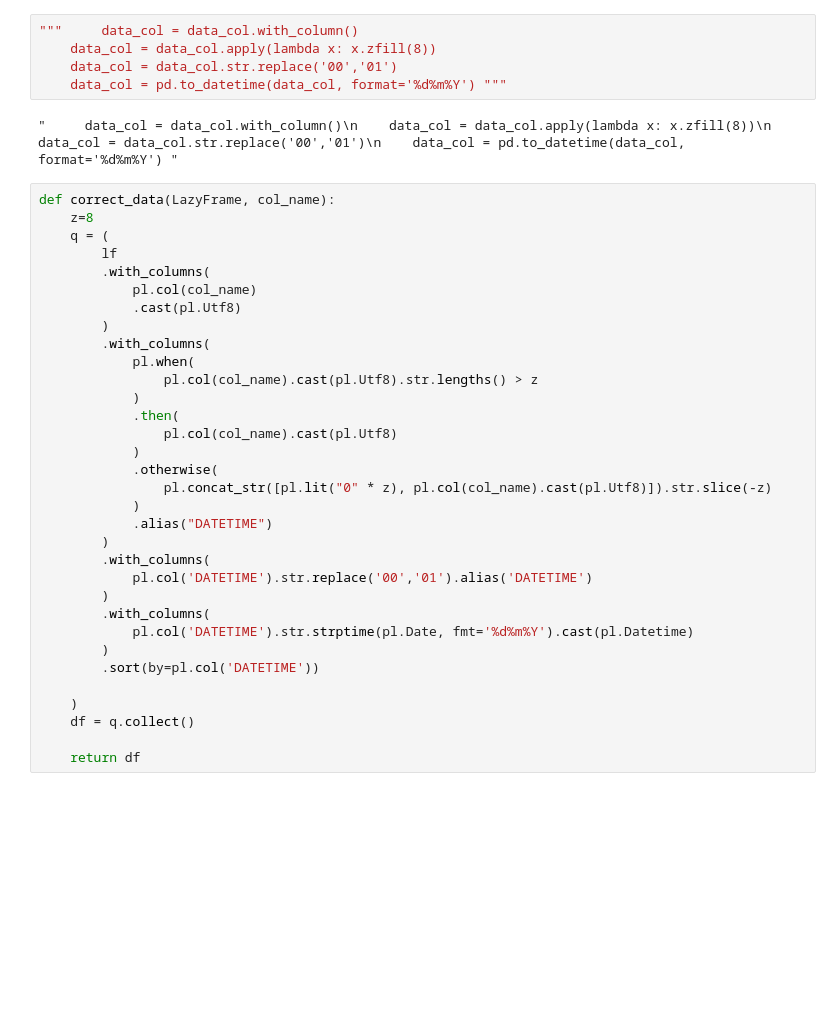
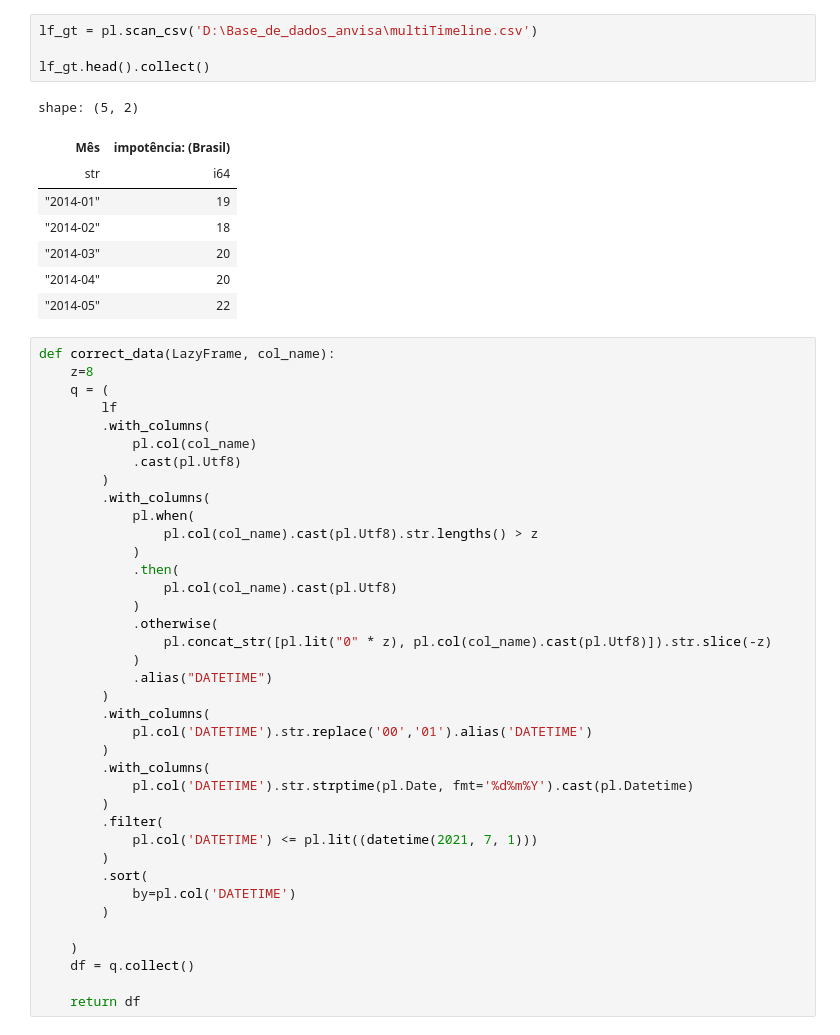
Before and after one commit to Tiago-Amarante/medicamentos-anvisa, a Jupyter notebook: db-preparation/db_substance analysis.ipynb, the cells around one changed output. Drawn from its saved outputs; the diff is of its cells as text; blank space fills up the shorter version.

```diff
--- a/db-preparation/db_substance analysis.ipynb
+++ b/db-preparation/db_substance analysis.ipynb
@@ -16,13 +19,19 @@ shape: (5, 4)
 | "ESTOLATO DE ER... | "SP" | 72014 | 5809 |
 | "CLORIDRATO DE ... | "SP" | 92014 | 5696 |
 | "CLORIDRATO DE ... | "SP" | 72014 | 5618 |
-# %%
-"""     data_col = data_col.with_column()
-    data_col = data_col.apply(lambda x: x.zfill(8))
-    data_col = data_col.str.replace('00','01')
-    data_col = pd.to_datetime(data_col, format='%d%m%Y') """
-# %% [output]
-"     data_col = data_col.with_column()\n    data_col = data_col.apply(lambda x: x.zfill(8))\n    data_col = data_col.str.replace('00','01')\n    data_col = pd.to_datetime(data_col, format='%d%m%Y') "
+# %%
+lf_gt = pl.scan_csv('D:\Base_de_dados_anvisa\multiTimeline.csv')
+
+lf_gt.head().collect()
+# %% [output]
+shape: (5, 2)
+| Mês | impotência: (Brasil) |
+| str | i64 |
+| "2014-01" | 19 |
+| "2014-02" | 18 |
+| "2014-03" | 20 |
+| "2014-04" | 20 |
+| "2014-05" | 22 |
 # %%
 def correct_data(LazyFrame, col_name):
     z=8
@@ -50,7 +59,12 @@ def correct_data(LazyFrame, col_name):
         .with_columns(
             pl.col('DATETIME').str.strptime(pl.Date, fmt='%d%m%Y').cast(pl.Datetime)
         )
-        .sort(by=pl.col('DATETIME'))
+        .filter(
+            pl.col('DATETIME') <= pl.lit((datetime(2021, 7, 1)))
+        )
+        .sort(
+            by=pl.col('DATETIME')
+        )
 
     )
     df = q.collect()
```
Also changed, not shown: parts of 10 cells of this notebook, 1 other file.
